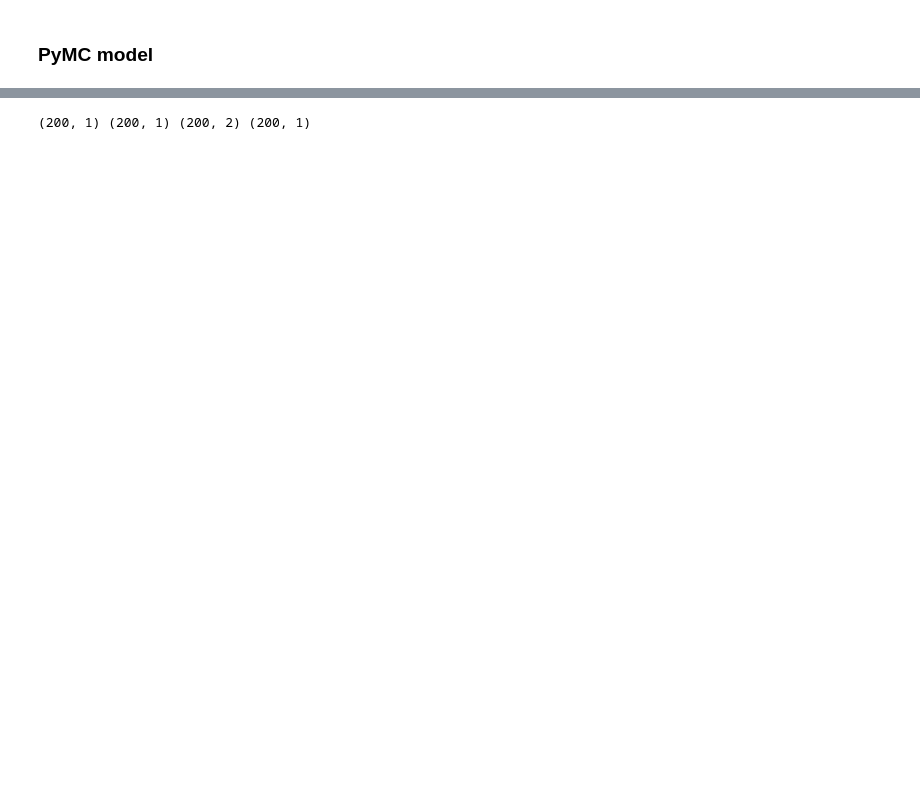
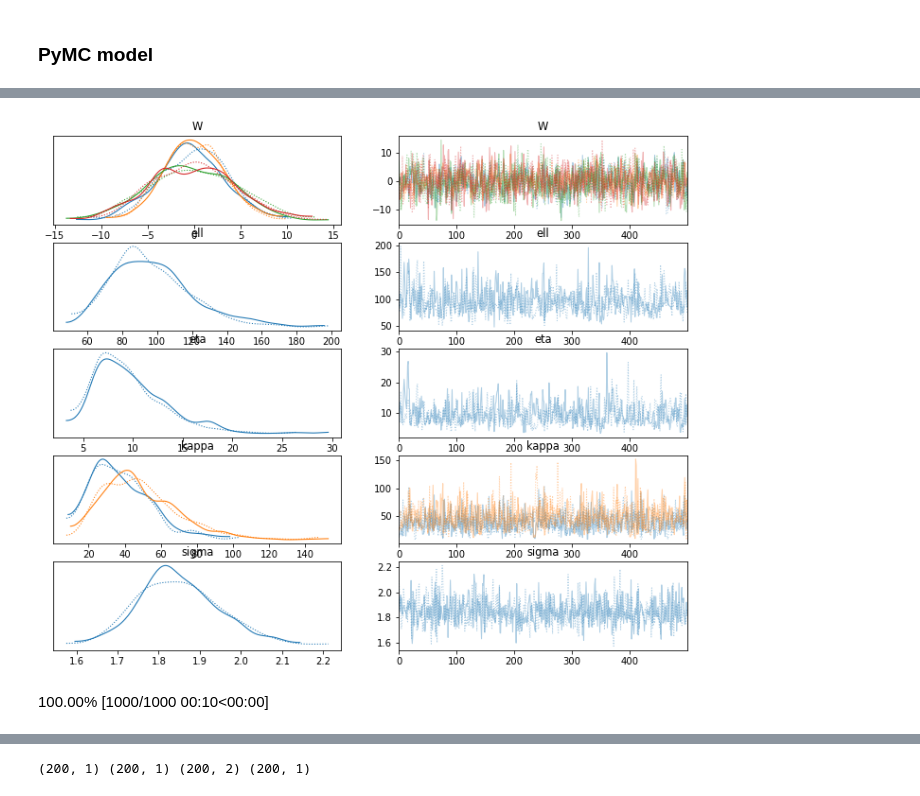
Before and after one commit to danhphan/gp_experiments, a Jupyter notebook: experiments/12_Coregionalized_Regression_Model_GPy_PyMC.ipynb, the cells around one changed output, grey strips where cells are left out. Saved outputs shown, nothing was run; the diff lists cells and outputs as text; code cells hidden in the pictures; blank space fills up the shorter version.

```diff
--- a/experiments/12_Coregionalized_Regression_Model_GPy_PyMC.ipynb
+++ b/experiments/12_Coregionalized_Regression_Model_GPy_PyMC.ipynb
@@ -68,21 +102,33 @@ print(X12.shape, idx.shape, X.shape)
 # %% [markdown]
 ### PyMC model
-# %%
-with pm.Model() as model:
-    ls = pm.Gamma("ls", alpha=2, beta=0.5)
-    eta = pm.Gamma("eta", alpha=2, beta=0.5)
-    cov = eta**2 + pm.gp.cov.ExpQuad(1, ls=ls, active_dims=[0])
-
-    W = pm.Normal("W", mu=3, sigma=2, shape=(2,2), testval=np.random.randn(2,2))
-    kappa = pm.Gamma('kappa', alpha=2, beta=0.5, shape=2)
-    coreg = pm.gp.cov.Coregion(input_dim=2, active_dims=[1], kappa=kappa, W=W)
-    cov_func = coreg * cov
-
-    sigma = pm.HalfNormal("sigma", sigma=3)
-    gp = pm.gp.Marginal(cov_func=cov_func)
-    y_ = gp.marginal_likelihood("y", X, y, noise=sigma)
+# %%
+with pm.Model() as model:
+    ell = pm.Gamma("ell", alpha=5, beta=0.1)
+    eta = pm.Gamma("eta", alpha=5, beta=0.1)
+    cov = eta**2 * pm.gp.cov.Matern32(1, ls=ell, active_dims=[0])
+
+#     c = pm.HalfCauchy('c', 5)
+#     eta = pm.HalfCauchy('eta', 1)
+#     cov = eta * pm.gp.cov.Linear(input_dim=1, c=c, active_dims=[0])
+
+    W = pm.Normal("W", mu=0, sigma=5, shape=(2,2), initval=np.random.randn(2,2))
+    kappa = pm.Gamma("kappa", alpha=5, beta=0.1, shape=2)
+    coreg = pm.gp.cov.Coregion(input_dim=2, active_dims=[1], kappa=kappa, W=W)
+
+#     period = pm.Gamma("period", alpha=5, beta=0.1)
+#     cov2 = pm.gp.cov.Cosine(1, period, active_dims=[0])
+#     W2 = pm.Normal("W2", mu=0, sigma=5, shape=(2,2), initval=np.random.randn(2,2))
+#     kappa2 = pm.Gamma("kappa2", alpha=5, beta=0.1, shape=2)
+#     coreg2 = pm.gp.cov.Coregion(input_dim=2, active_dims=[1], kappa=kappa2, W=W2)
+
+    cov_func = coreg * cov
+#     cov_func = coreg * cov + coreg2 * cov2
+
+    sigma = pm.HalfNormal("sigma", sigma=30)
+    gp = pm.gp.Marginal(cov_func=cov_func)
+    y_ = gp.marginal_likelihood("f", X, Y.squeeze(), noise=sigma)
 # %%
 %%time
 with model:
-    gp_trace = pm.sample(200, chains=1)
+    gp_trace = pm.sample(500, chains=2)
 # %% [output]
@@ -98,0 +143,10 @@ The derivative of RV `W`.ravel()[[0 1 2 3]] is zero.
+# %%
+az.plot_trace(gp_trace);
+# %% [output]
+[figure, added]
+# %%
+with model:
+    pred = gp.conditional("preds", X)
+    gp_samples = pm.sample_posterior_predictive(gp_trace, var_names=['preds'], random_seed=42)
+# %% [output]
+100.00% [1000/1000 00:10<00:00]
```
Also changed, not shown: parts of 18 cells of this notebook.
